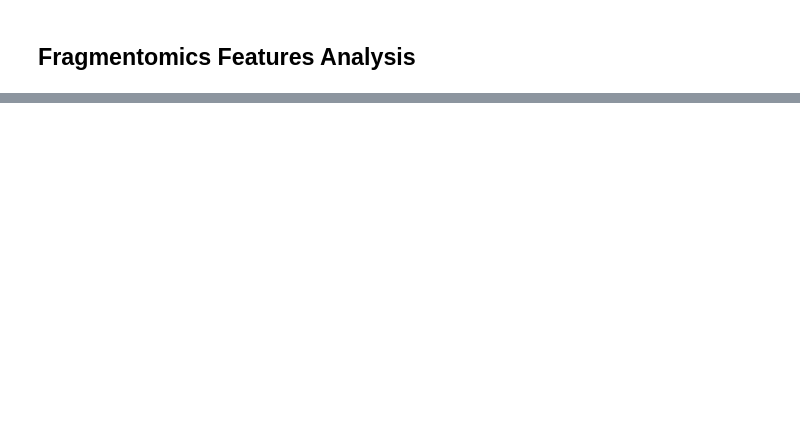
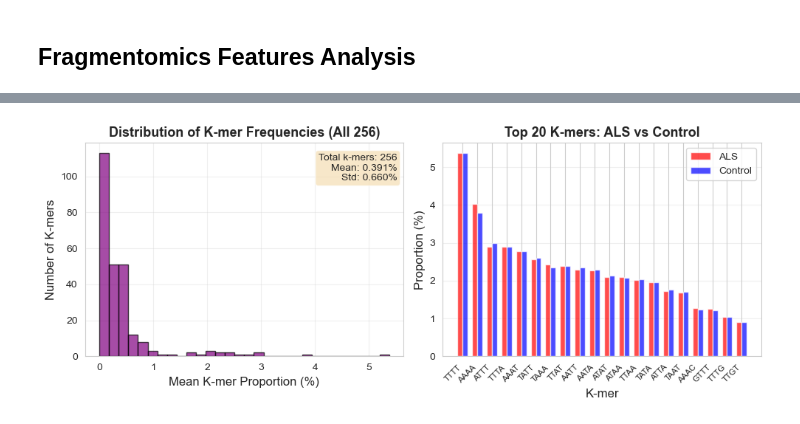
Before and after one commit to maggiebr0wn/wgbs_classifier, a Jupyter notebook: notebooks/03_feature_extraction.ipynb, the cells around one changed output, grey strips where cells are left out. Saved outputs shown, nothing was run; the diff lists cells and outputs as text; code cells hidden in the pictures; blank space fills up the shorter version.

```diff
--- a/notebooks/03_feature_extraction.ipynb
+++ b/notebooks/03_feature_extraction.ipynb
@@ -1079,0 +420,66 @@ Regional methylation columns dtype: [dtype('float64') dtype('int64')]
+# %%
+print("K-mer Distribution Analysis (ALL 256 4-mers):")
+print("=" * 70)
+
+# Get all k-mer columns
+kmer_cols = [c for c in all_features_df.columns if c.startswith('kmer_')]
+
+print(f"\nTotal k-mers extracted: {len(kmer_cols)}")
+
+# Top 10 most frequent k-mers (averaged across all samples)
+kmer_means = all_features_df[kmer_cols].mean().sort_values(ascending=False)
+
+print(f"\nTop 10 most frequent 4-mers (mean % across samples):")
+for i, (kmer, freq) in enumerate(kmer_means.head(10).items(), 1):
+    kmer_seq = kmer.replace('kmer_', '')
+    print(f"  {i:2d}. {kmer_seq:6s}: {freq:.3f}%")
+
+print(f"\nTop 10 least frequent 4-mers:")
+for i, (kmer, freq) in enumerate(kmer_means.tail(10).items(), 1):
+    kmer_seq = kmer.replace('kmer_', '')
+    print(f"  {i:2d}. {kmer_seq:6s}: {freq:.3f}%")
+
+# Visualize k-mer distribution
+fig, axes = plt.subplots(1, 2, figsize=(10, 4))
+
+# Plot 1: Histogram of k-mer frequencies
+ax = axes[0]
+ax.hist(kmer_means.values, bins=30, edgecolor='black', alpha=0.7, color='purple')
+ax.set_xlabel('Mean K-mer Proportion (%)', fontsize=12)
+ax.set_ylabel('Number of K-mers', fontsize=12)
+ax.set_title('Distribution of K-mer Frequencies (All 256)', fontsize=13, fontweight='bold')
+ax.grid(True, alpha=0.3)
+
+# Add statistics
+ax.text(0.98, 0.95, f'Total k-mers: {len(kmer_cols)}\nMean: {kmer_means.mean():.3f}%\nStd: {kmer_means.std():.3f}%',
+       transform=ax.transAxes, fontsize=10, va='top', ha='right',
+       bbox=dict(boxstyle='round', facecolor='wheat', alpha=0.7))
+
+# Plot 2: Top 20 k-mers comparison (ALS vs Control)
+ax = axes[1]
+
+top_20_kmers = kmer_means.head(20).index.tolist()
+
+als_means_top20 = all_features_df[all_features_df['disease_status'] == 'als'][top_20_kmers].mean()
+ctrl_means_top20 = all_features_df[all_features_df['disease_status'] == 'ctrl'][top_20_kmers].mean()
+
+x = np.arange(20)
+width = 0.35
+
+# Clean k-mer names for display
+kmer_names = [k.replace('kmer_', '') for k in top_20_kmers]
+
+ax.bar(x - width/2, als_means_top20.values, width, label='ALS', color='red', alpha=0.7)
+ax.bar(x + width/2, ctrl_means_top20.values, width, label='Control', color='blue', alpha=0.7)
+
+ax.set_xlabel('K-mer', fontsize=12)
+ax.set_ylabel('Proportion (%)', fontsize=12)
+ax.set_title('Top 20 K-mers: ALS vs Control', fontsize=13, fontweight='bold')
+ax.set_xticks(x)
+ax.set_xticklabels(kmer_names, rotation=45, ha='right', fontsize=8)
+ax.legend()
+ax.grid(True, alpha=0.3, axis='y')
+
+plt.tight_layout()
+plt.show()
+# %% [output]
@@ -1079,0 +503 @@ Regional methylation columns dtype: [dtype('float64') dtype('int64')]
+[figure, added]
```
Also changed, not shown: parts of 25 cells of this notebook, 7 other files.
